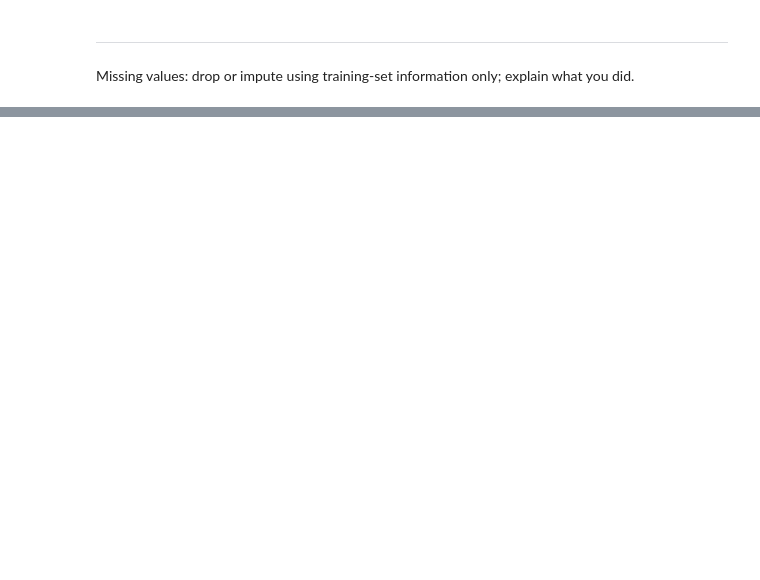
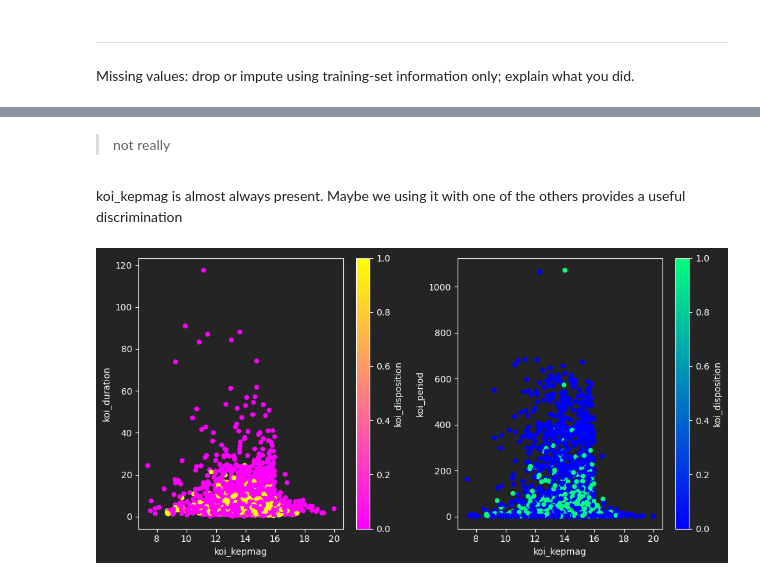
Before and after one commit to jbowen102/CS598_PSL_Project_1, a Jupyter notebook: Project1_dev.ipynb, the cells around one changed output, grey strips where cells are left out. Saved outputs shown, nothing was run; the diff lists cells and outputs as text; code cells hidden in the pictures; blank space fills up the shorter version.

```diff
--- a/Project1_dev.ipynb
+++ b/Project1_dev.ipynb
@@ -85,0 +223,13 @@ Missing values: drop or impute using training-set information only; explain what
+# %% [markdown]
+> not really
+# %% [markdown]
+koi_kepmag is almost always present. Maybe we using it with one of the others provides a useful discrimination
+# %%
+# see if koi_kepmag with either koi_period or koi_duration shows useful separation
+fig, ax = plt.subplots(1, 2)
+fig.set_size_inches(10, 5)
+X_train.join(Y_train.eq("CONFIRMED").astype("int")).plot.scatter(x = "koi_kepmag", y= "koi_duration", c = "koi_disposition", colormap="spring", ax=ax[0]);
+X_train.join(Y_train.eq("CONFIRMED").astype("int")).plot.scatter(x = "koi_kepmag", y= "koi_period", c = "koi_disposition", colormap="winter", ax=ax[1]);
+plt.tight_layout()
+# %% [output]
+[figure, added]
```
Also changed, not shown: parts of 19 cells of this notebook.
